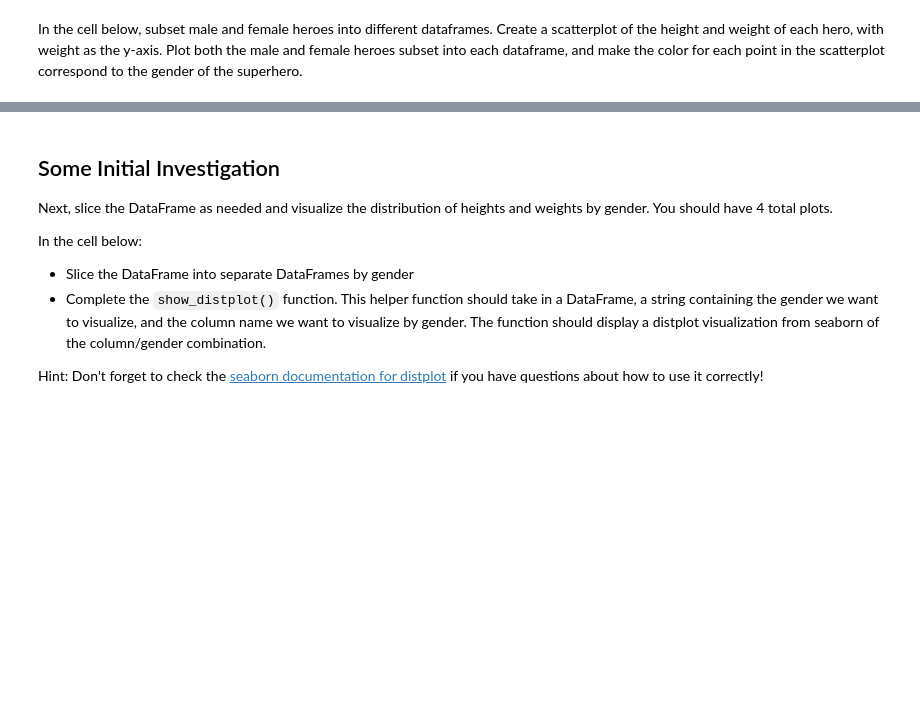
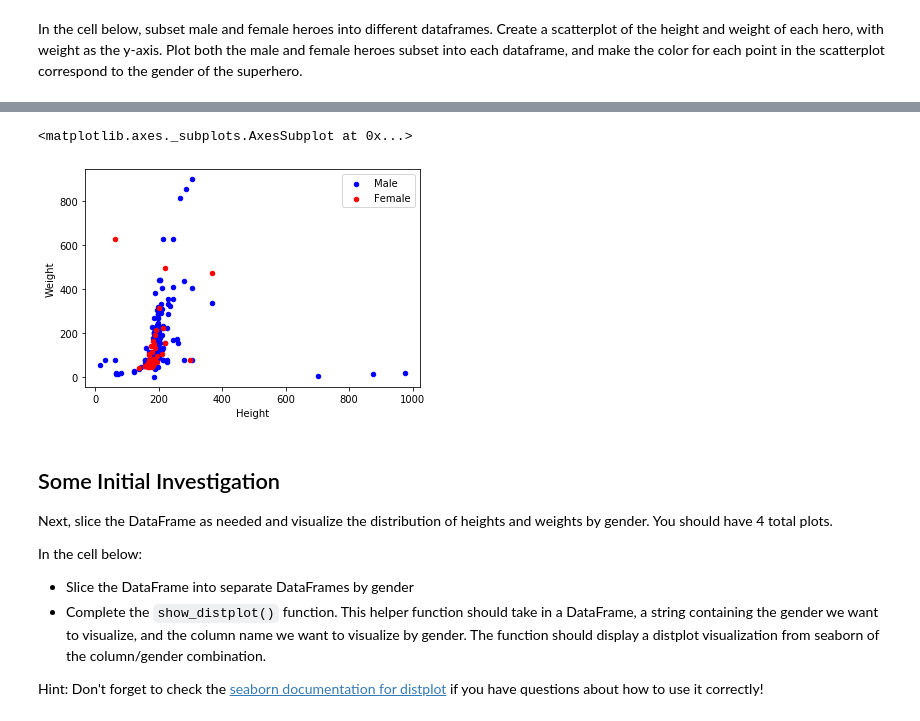
Before and after one commit to wblakedalton/dsc-data-cleaning-project-online-ds-sp-000, a Jupyter notebook: index.ipynb, the cells around one changed output, grey strips where cells are left out. Saved outputs shown, nothing was run; the diff lists cells and outputs as text; code cells hidden in the pictures; blank space fills up the shorter version.

```diff
--- a/index.ipynb
+++ b/index.ipynb
@@ -237,3 +251,9 @@ hero_power_female = hero_power_df[hero_power_df['Gender'] == 'Female']
+# %%
+ax = hero_power_male.plot(kind='scatter', x='Height', y='Weight', color='Blue', label='Male')
+hero_power_female.plot(kind='scatter', x='Height', y='Weight', color='Red', label='Female', ax=ax)
+# %% [output]
+<matplotlib.axes._subplots.AxesSubplot at 0x...>
+[figure, added]
 # %% [markdown]
 ## Some Initial Investigation
 
```
Also changed, not shown: parts of 35 cells of this notebook.
